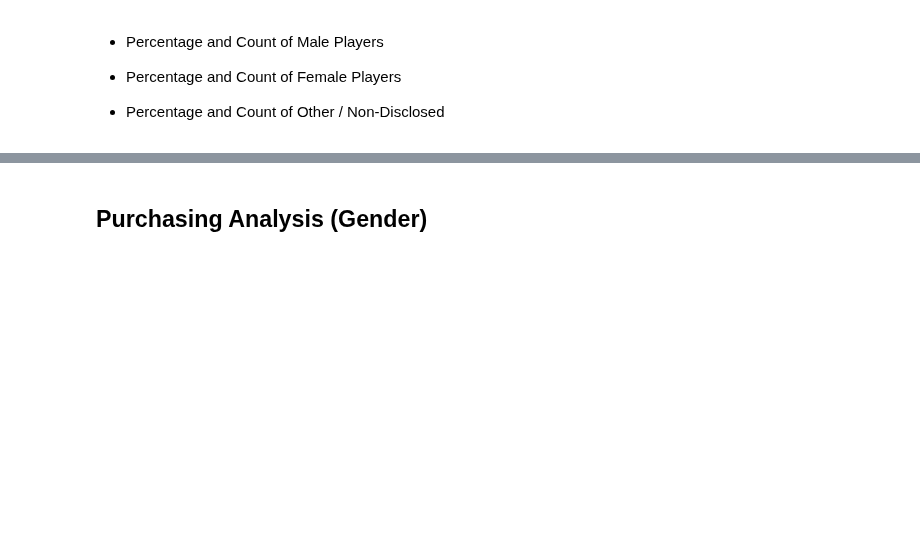
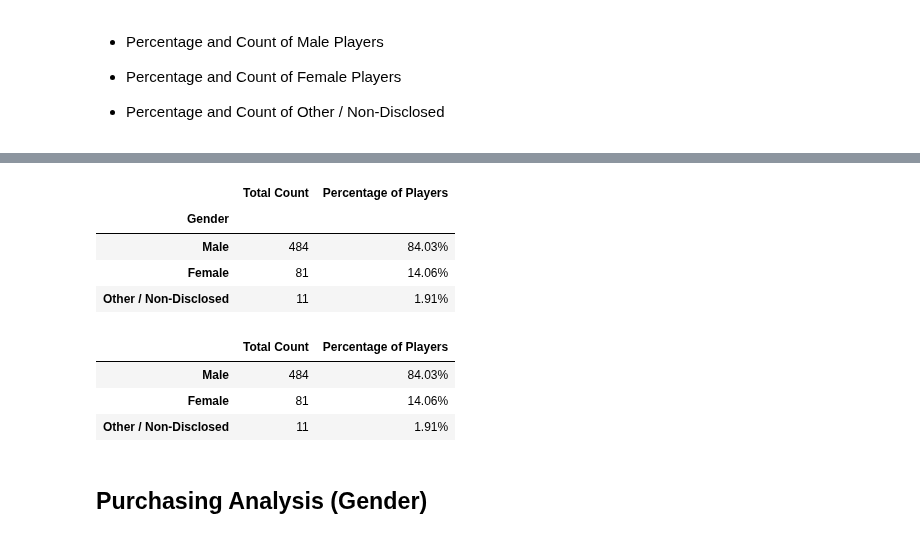
Before and after one commit to goodman2814/Pandas-Gaming-Demographics, a Jupyter notebook: HeroesOfPymoli/HeroesOfPymoli.ipynb, the cells around one changed output, grey strips where cells are left out. Drawn from its saved outputs; the diff is of its cells as text; code cells hidden in the pictures; blank space fills up the shorter version.

```diff
--- a/HeroesOfPymoli/HeroesOfPymoli.ipynb
+++ b/HeroesOfPymoli/HeroesOfPymoli.ipynb
@@ -97,0 +99,17 @@ purchasing_analysis_df
+# %%
+#Create df with columns containing our gender information
+gender_total_df = pd.DataFrame({"Total Count": gender_count, "Percentage of Players": player_percent})
+
+#format the Percentage column correctly
+gender_total_df["Percentage of Players"] = gender_total_df["Percentage of Players"].map("{:.2f}%".format)
+
+#sort the data isn decending order
+gender_df = gender_total_df.sort_values("Total Count", ascending=False)
+
+gender_df
+# %% [output]
+|  | Total Count | Percentage of Players |
+| Gender |  |  |
+| Male | 484 | 84.03% |
+| Female | 81 | 14.06% |
+| Other / Non-Disclosed | 11 | 1.91% |
@@ -98,3 +119,10 @@ purchasing_analysis_df
+# %%
+gender_df
+# %% [output]
+|  | Total Count | Percentage of Players |
+| Male | 484 | 84.03% |
+| Female | 81 | 14.06% |
+| Other / Non-Disclosed | 11 | 1.91% |
 # %% [markdown]
 
 ## Purchasing Analysis (Gender)
```
Also changed, not shown: parts of 8 cells of this notebook.
